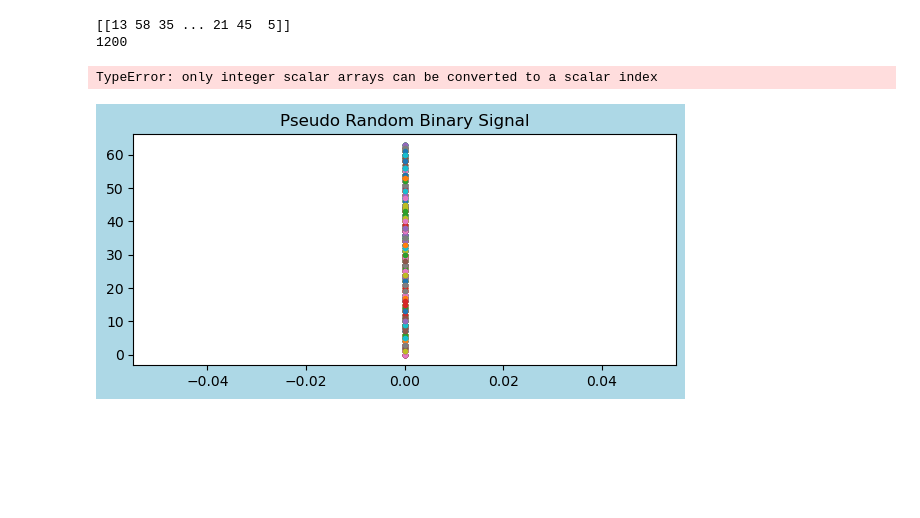
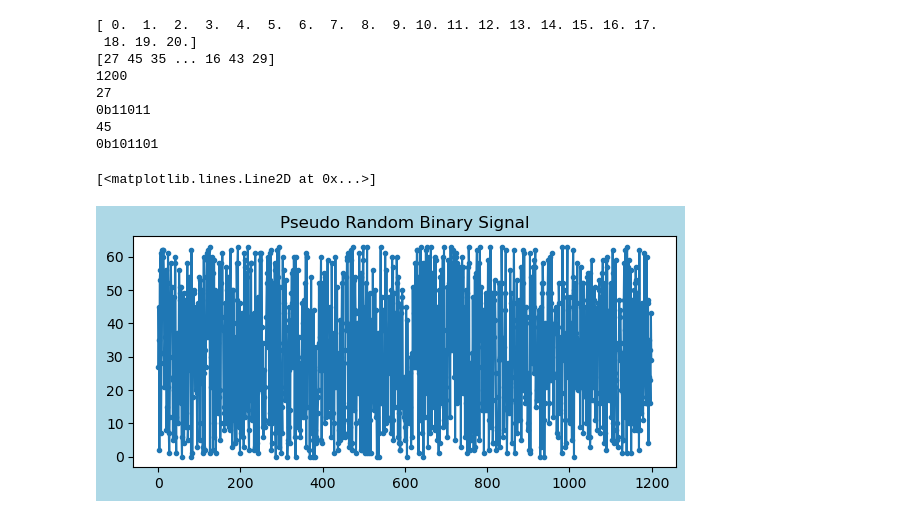
Before and after one commit to tacticstactics/Random_signal_generator, a Jupyter notebook: binary-2.ipynb, the cells around one changed output. Cells and saved outputs as stored; diff of their text form; code cells hidden in the pictures; blank space fills up the shorter version.

```diff
--- a/binary-2.ipynb
+++ b/binary-2.ipynb
@@ -1,36 +1,55 @@
 # %%
 import numpy as np
 import matplotlib.pyplot as plt
 
 # 送信側アンテナ数
 M = 1
 
 # 送信ビット数
 #bit_num = 12 * 10 ** 5
 bit_num = 12 * 10 ** 2
 
 EbNo_min = 0
 EbNo_max = 20
 freq = 21
 power_range = np.linspace(EbNo_min, EbNo_max, freq)
+print(power_range)
+
+#for EbNo in power_range:
+
+TX_bit = np.random.randint(0, 64, (bit_num))
+#TX_bit = np.random.randint(0, 64, (M, bit_num))
+
+#TX_bit = (24 32)
 
 
-for EbNo in power_range:
-    TX_bit = np.random.randint(0, 64, (M, bit_num))
+print(TX_bit)
+print(np.size(TX_bit))
+
+binary_representation0 = bin(TX_bit[0])
+
+print(TX_bit[0])
+print(binary_representation0)
+
+
+binary_representation1 = bin(TX_bit[1])
+print(TX_bit[1])
+print(binary_representation1)
 
 
 fig1 = plt.figure(figsize = (7,3), facecolor='lightblue')
 
 ax1_1 = fig1.add_subplot(1, 1, 1)
 ax1_1.set_title("Pseudo Random Binary Signal")
 ax1_1.plot(TX_bit, ".-")
-
-print(TX_bit)
-print(np.size(TX_bit))
-
-binary_representation = bin(TX_bit[0,:])
 # %% [output]
-[[13 58 35 ... 21 45  5]]
+[ 0.  1.  2.  3.  4.  5.  6.  7.  8.  9. 10. 11. 12. 13. 14. 15. 16. 17.
+ 18. 19. 20.]
+[27 45 35 ... 16 43 29]
 1200
+27
+0b11011
+45
+0b101101
-TypeError: only integer scalar arrays can be converted to a scalar index
+[<matplotlib.lines.Line2D at 0x...>]
-[figure, old version]
+[figure, new version]
```
